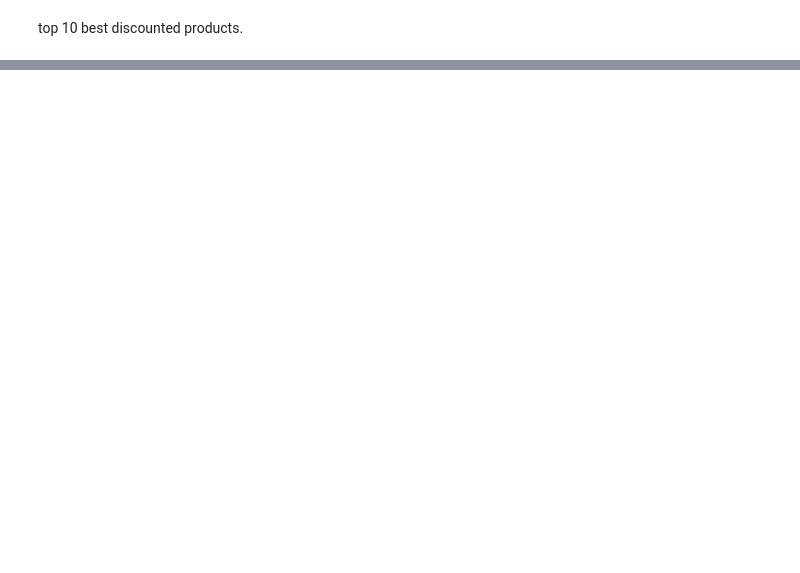
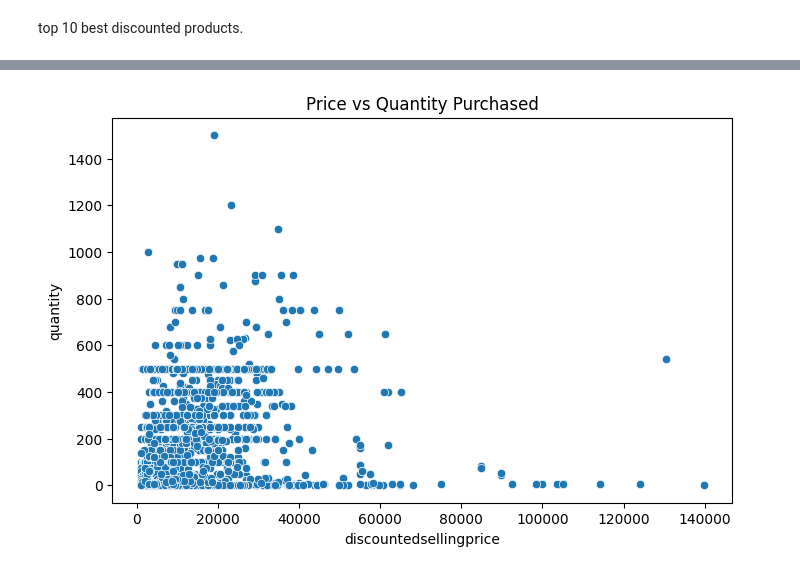
Before and after one commit to Ash-Cash11/Retail-Sales-Customer-Behaviour_analysis-Project, a Jupyter notebook: zepto_sales_analysis.ipynb, the cells around one changed output, grey strips where cells are left out. Drawn from its saved outputs; the diff is of its cells as text; code cells hidden in the pictures; blank space fills up the shorter version.

```diff
--- a/zepto_sales_analysis.ipynb
+++ b/zepto_sales_analysis.ipynb
@@ -126,0 +278,7 @@ df[['name', 'mrp', 'discountPercent']] \
+# %%
+plt.figure(figsize=(8,5))
+sns.scatterplot(data=df, x='discountedsellingprice', y='quantity')
+plt.title("Price vs Quantity Purchased")
+plt.show()
+# %% [output]
+[figure, added]
```
Also changed, not shown: parts of 25 cells of this notebook.
